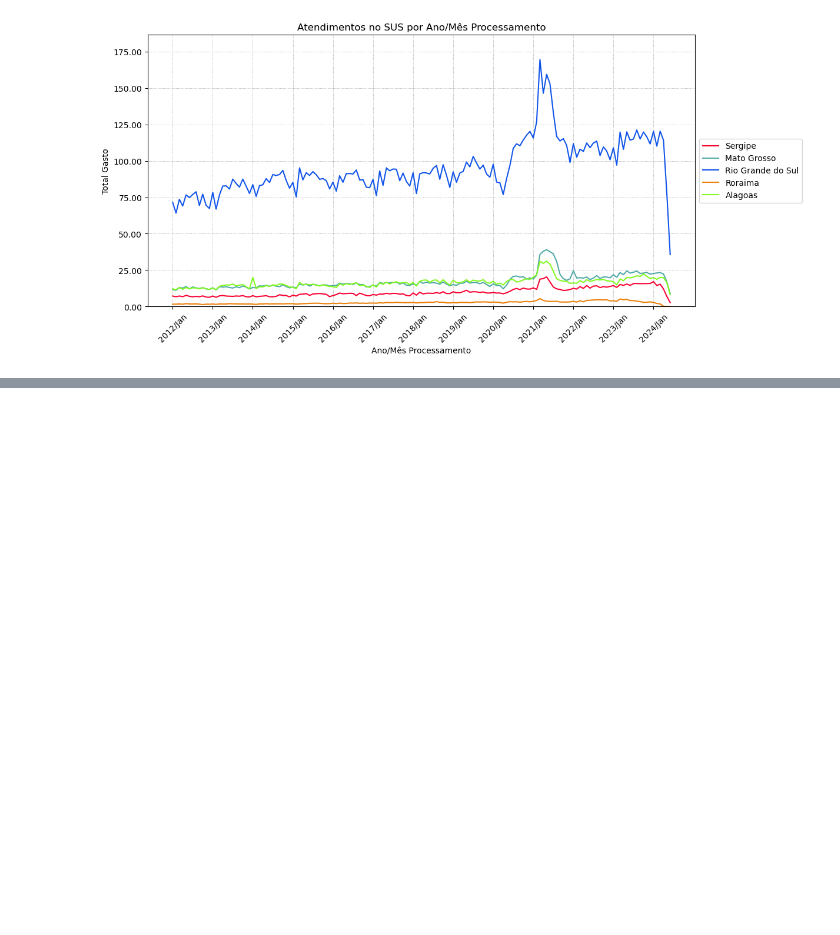
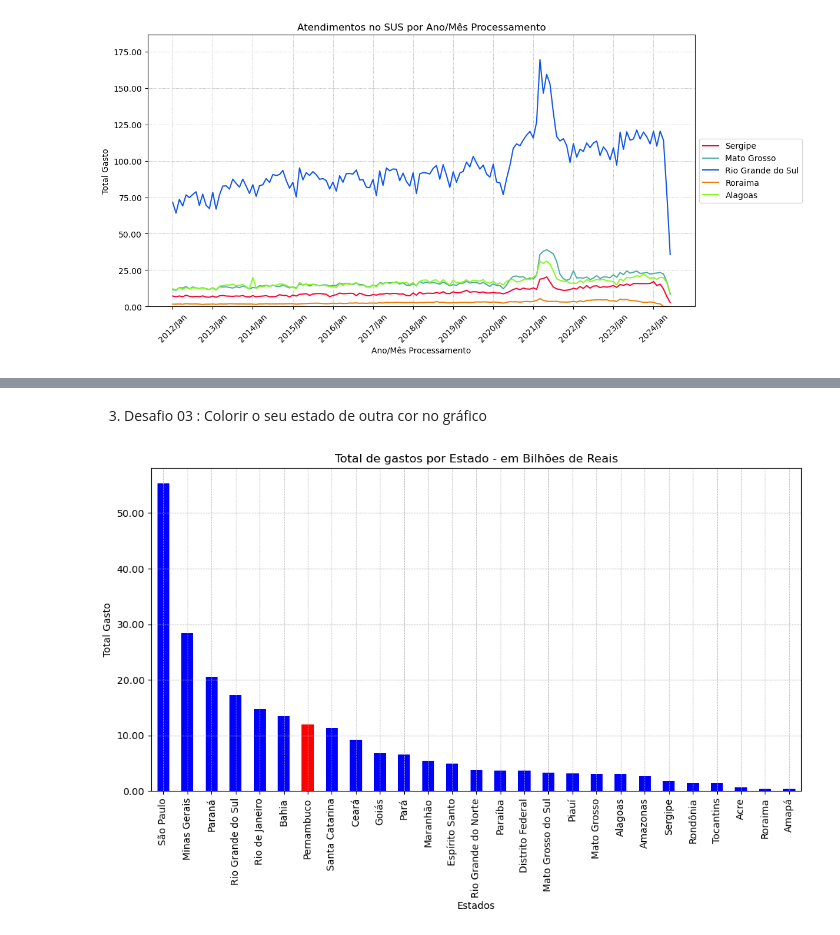
Before and after one commit to janainacazuza/Data-Analytics-FIAP-Pos-Thech, a Jupyter notebook: fase_01/notebooks/exploration/02_aih_atend.ipynb, the cells around one changed output, grey strips where cells are left out. Saved outputs shown, nothing was run; the diff lists cells and outputs as text; code cells hidden in the pictures; blank space fills up the shorter version.

```diff
--- a/fase_01/notebooks/exploration/02_aih_atend.ipynb
+++ b/fase_01/notebooks/exploration/02_aih_atend.ipynb
@@ -719,0 +752,16 @@ plot_state_spending(amostra2_plot[meses_fitrados].head(5))
+# %% [markdown]
+  3. Desafio 03 : Colorir o seu estado de outra cor no gráfico
+# %%
+
+#Colorindo o estado de Permanbuco de vermelho
+order_total_geral.plot(kind='bar', figsize=(12,6), color='blue')
+plt.title('Total de gastos por Estado - em Bilhões de Reais')
+plt.xlabel('Estados')
+plt.ylabel('Total Gasto')
+plt.gca().yaxis.set_major_formatter(ticker.StrMethodFormatter('{x:,.2f}'))
+plt.grid(True,  linestyle='--', linewidth=0.5)
+plt.gca().xaxis.set_tick_params(labelsize=10)
+plt.gca().patches[estados.index('Pernambuco')].set_facecolor('red')
+plt.show()
+# %% [output]
+[figure, added]
```
Also changed, not shown: parts of 29 cells of this notebook.
